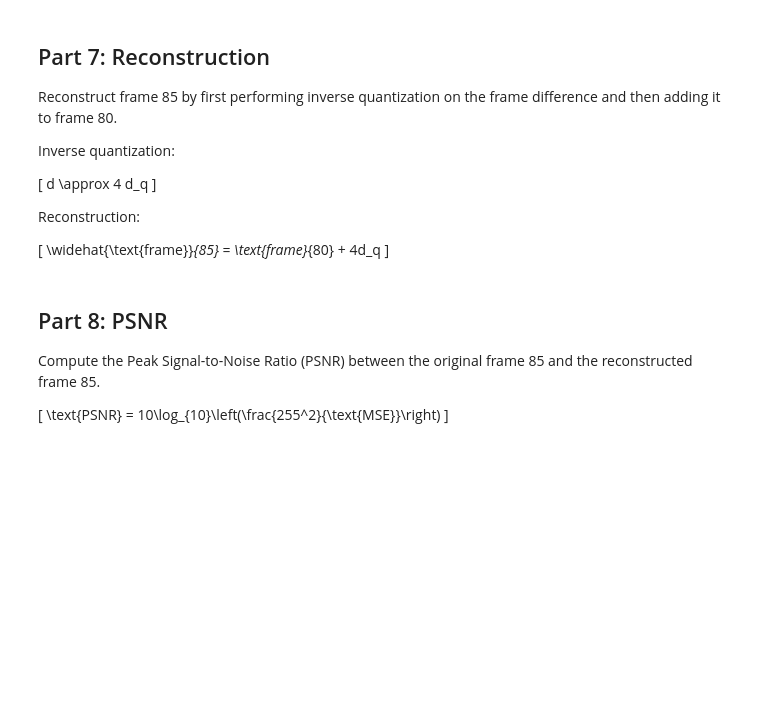
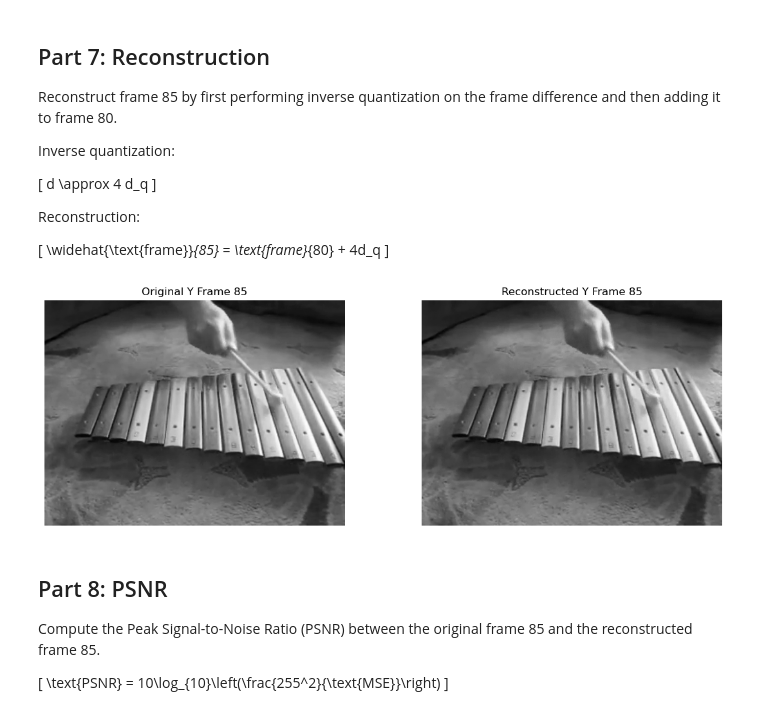
Before and after one commit to erikesshagen/DM1580-Video-Technology, a Jupyter notebook: Lab3/Lab3_2026_Quantization_and_Predictive_Coding.ipynb, the cells around one changed output. Cells and saved outputs as stored; diff of their text form; code cells hidden in the pictures; blank space fills up the shorter version.

```diff
--- a/Lab3/Lab3_2026_Quantization_and_Predictive_Coding.ipynb
+++ b/Lab3/Lab3_2026_Quantization_and_Predictive_Coding.ipynb
@@ -326,7 +339,7 @@ def Huffmanenco(OriginalImage, Huffdict):
     flat = OriginalImage.flatten()
 
     # TODO: replace each symbol by its Huffman codeword
-    encoded = "".join(huff_dict[symbol] for symbol in flat)
+    encoded = "".join(Huffdict[symbol] for symbol in flat)
     return encoded
 # %%
 def Huffmandeco(EncodedImage, Huffdict, shape):
@@ -341,11 +354,11 @@ def Huffmandeco(EncodedImage, Huffdict, shape):
 
         # TODO: when a valid codeword is found, append the symbol and reset the buffer
         if buffer in reverse_dict:
-            decoded.append(reverse_dict[buffer])
+            decoded_symbols.append(reverse_dict[buffer])
             buffer = ""
 
     # TODO: convert to array and reshape
-    decoded = decoded.reshape(240, 320)
+    decoded = np.array(decoded_symbols).reshape(shape)
     return decoded
 # %% [markdown]
 ## Part 6: Information Rate and Coding Efficiency
@@ -399,33 +418,35 @@ Reconstruction:
 # %%
 def Reconsimage(frame, framedifference):
     """Reconstruct a frame using the previous frame and inverse-quantized difference."""
     frame = frame.astype(np.int16)
     framedifference = framedifference.astype(np.int16)
 
     # TODO: inverse quantization
     inv_quantized = framedifference * 4
 
     # TODO: reconstruct frame and clip to valid range
-    reconstructed = ...
-    reconstructed = ...
+    reconstructed = frame + inv_quantized
+    reconstructed = np.clip(reconstructed, 0, 255).astype(np.uint8)
     return reconstructed
 
 Y85_reconstructed = Reconsimage(Y80, decoded_diff)
 
 plt.figure(figsize=(12, 4))
 
 plt.subplot(1, 2, 1)
 plt.imshow(Y85, cmap="gray")
 plt.title("Original Y Frame 85")
 plt.axis("off")
 
 plt.subplot(1, 2, 2)
 plt.imshow(Y85_reconstructed, cmap="gray")
 plt.title("Reconstructed Y Frame 85")
 plt.axis("off")
 
 plt.tight_layout()
 plt.show()
+# %% [output]
+[figure, added]
 # %% [markdown]
 ## Part 8: PSNR
 
```
Also changed, not shown: parts of 5 cells of this notebook.
